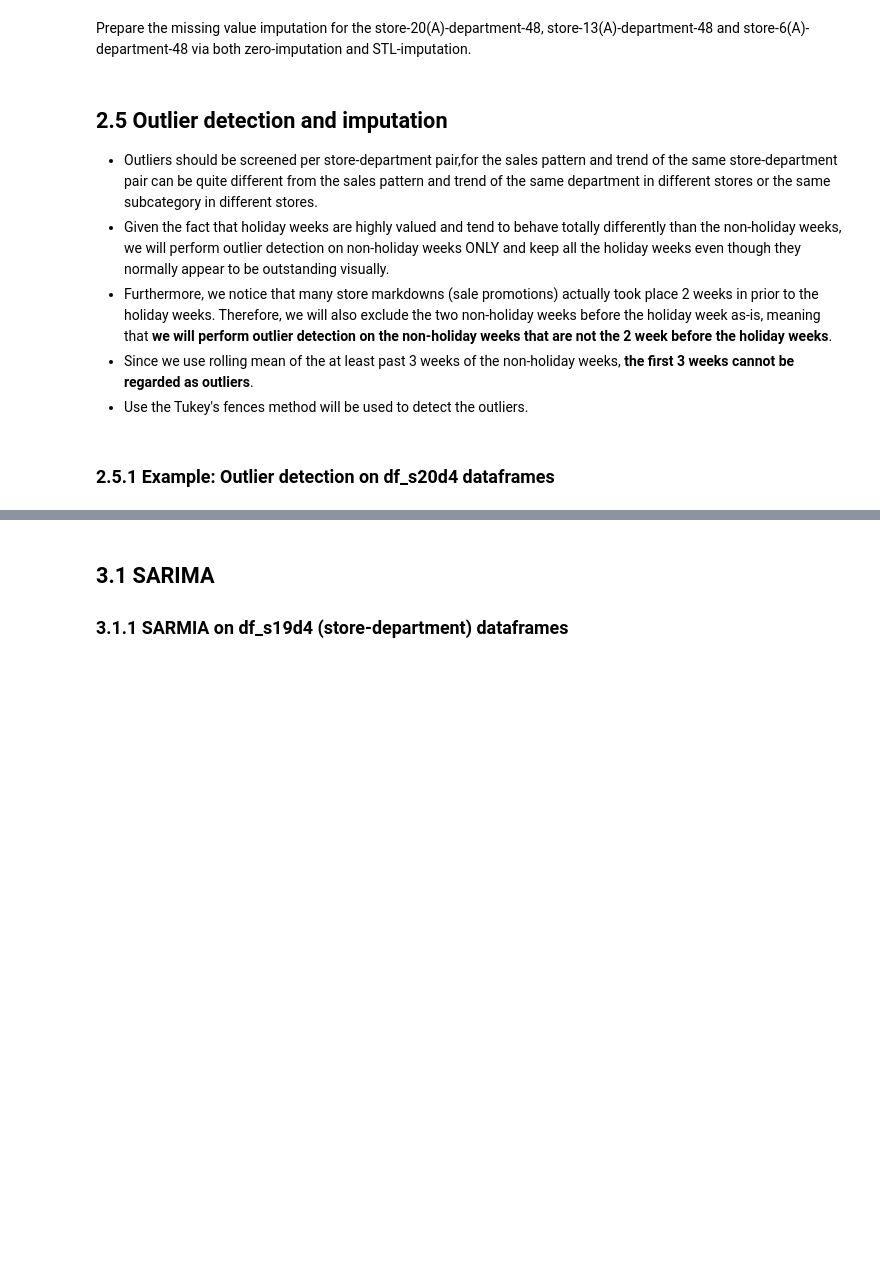
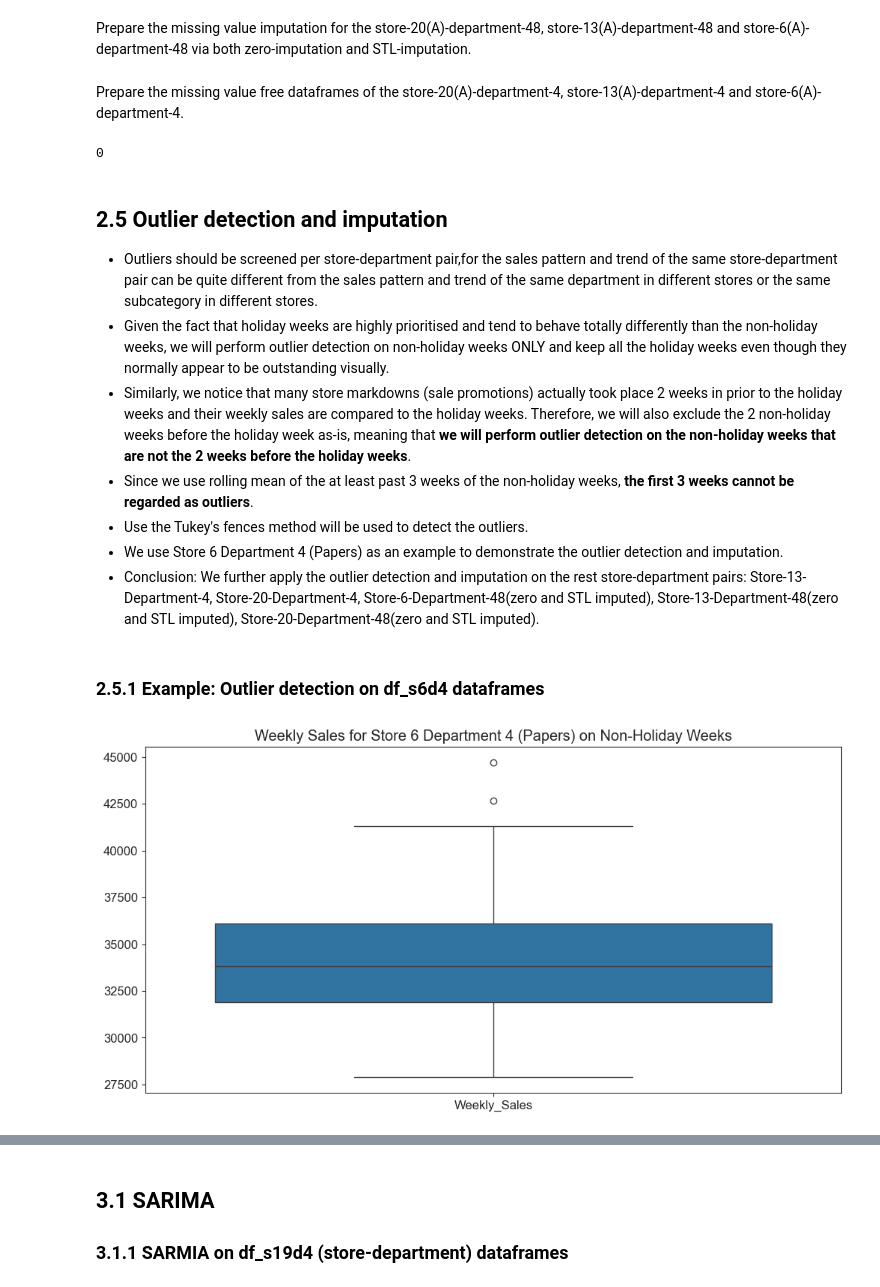
Before and after one commit to Dr-Spicy/WalmartForecast, a Jupyter notebook: Notebook.ipynb, the cells around one changed output, grey strips where cells are left out. Cells and saved outputs as stored; diff of their text form; code cells hidden in the pictures; blank space fills up the shorter version.

```diff
--- a/Notebook.ipynb
+++ b/Notebook.ipynb
@@ -754,11 +744,25 @@ df_s6d48_0 = df_s6d48.copy()
 df_s6d48_0['Weekly_Sales'] = df_s6d48_0['Weekly_Sales'].fillna(0)
 # STL-impute df_s6d48
 df_s6d48_stl = stl_weeklysales(df_s6d48)
+# %% [markdown]
+Prepare the missing value free dataframes of the store-20(A)-department-4, store-13(A)-department-4 and store-6(A)-department-4.
+# %%
+# Prepare the df for store-20(A)-department-4, store-13(A)-department-4 and store-6(A)-department-4
+df_s20d4 = df.loc[(df.Store==20)&(df.New_Dept==4)].copy(deep=True)
+df_s13d4 = df.loc[(df.Store==13)&(df.New_Dept==4)].copy(deep=True)
+df_s6d4 = df.loc[(df.Store==6)&(df.New_Dept==4)].copy(deep=True)
+df_s20d4.isna().sum().sum()
+df_s13d4.isna().sum().sum()
+df_s6d4.isna().sum().sum()
+# %% [output]
+0
 # %% [markdown]
 ## 2.5 Outlier detection and imputation
 
 - Outliers should be screened per store-department pair,for the sales pattern and trend of the same store-department pair can be quite different from the sales pattern and trend of the same department in different stores or the same subcategory in different stores.
-- Given the fact that holiday weeks are highly valued and tend to behave totally differently than the non-holiday weeks, we will perform outlier detection on non-holiday weeks ONLY and keep all the holiday weeks even though they normally appear to be outstanding visually.
-- Furthermore, we notice that many store markdowns (sale promotions) actually took place 2 weeks in prior to the holiday weeks. Therefore, we will also exclude the two non-holiday weeks before the holiday week as-is, meaning that __we will perform outlier detection on the non-holiday weeks that are not the 2 week before the holiday weeks__.
+- Given the fact that holiday weeks are highly prioritised and tend to behave totally differently than the non-holiday weeks, we will perform outlier detection on non-holiday weeks ONLY and keep all the holiday weeks even though they normally appear to be outstanding visually.
+- Similarly, we notice that many store markdowns (sale promotions) actually took place 2 weeks in prior to the holiday weeks and their weekly sales are compared to the holiday weeks. Therefore, we will also exclude the 2 non-holiday weeks before the holiday week as-is, meaning that __we will perform outlier detection on the non-holiday weeks that are not the 2 weeks before the holiday weeks__.
 - Since we use rolling mean of the at least past 3 weeks of the non-holiday weeks, __the first 3 weeks cannot be regarded as outliers__.
 - Use the Tukey's fences method will be used to detect the outliers.
+- We use Store 6 Department 4 (Papers) as an example to demonstrate the outlier detection and imputation.
+- Conclusion: We further apply the outlier detection and imputation on the rest store-department pairs: Store-13-Department-4, Store-20-Department-4, Store-6-Department-48(zero and STL imputed), Store-13-Department-48(zero and STL imputed), Store-20-Department-48(zero and STL imputed).
@@ -765,28 +801,14 @@ df_s6d48_stl = stl_weeklysales(df_s6d48)
 # %% [markdown]
-### 2.5.1 Example: Outlier detection on df_s20d4 dataframes
+### 2.5.1 Example: Outlier detection on df_s6d4 dataframes
-# %%
-# define the Tukey's fence method to detect the outliers
-def tukey_fences(x, k=1.5):
-	q1 = x.quantile(0.25)
-	q3 = x.quantile(0.75)
-	iqr = q3 - q1
-	return (x < (q1 - k * iqr)) | (x > (q3 + k * iqr))
-# define the function to get the outliers of a given store-dpet pair's weekly sales
-def ws_getoutliers(df, k=1.5, leading_3_wks='2010-02-26'):
-	# get the holiday dates and the 2 weeks plus 1 week before the holiday dates
-	holiday_dates = df.loc[df.IsHoliday==True, 'Date']
-	wk1_b4, wk2_b4 = holiday_dates - pd.DateOffset(weeks=1), holiday_dates - pd.DateOffset(weeks=2)
-	twowks_b4_holiday_dates = pd.concat([wk1_b4, wk2_b4]).reset_index(drop=True).sort_values()
-	# get the non-holiday weeks that are not the 2 week before the holiday weeks, also exclude the first 3 weeks
-	df_nh_n2b4 = df.loc[(df.IsHoliday==False)&(~df.Date.isin(twowks_b4_holiday_dates))&(df['Date']>=leading_3_wks)]
-	# use Tukey's fences method to get the outliers
-	outer_index = tukey_fences(df_nh_n2b4['Weekly_Sales'], k=k)
-	return (outer_index, df.loc[outer_index])
-# define the function to impute the outliers of a given store-dept pair's weekly sales
-def ws_imputeoutliers(df, outer_index, rolling_window=3):
-	# set the weekly_sales of the outliers in the df to np.nan
-	df['Weekly_Sales_cp'] = df['Weekly_Sales']
-	df.loc[outer_index, 'Weekly_Sales'] = np.nan
-	# Use rolling mean to impute the outliers
-	df['Weekly_Sales_outerFill'] = df['Weekly_Sales'].fillna(df['Weekly_Sales'].rolling(rolling_window, min_periods=1).mean())
-	return df
+# %%
+# find the index of the outliers in the df_s6d4, using Tukey's fences method with k = 1.5, also since we use rolling mean of the past 3 weeks of the non-holiday weeks, the first 3 weeks cannot be regarded as outliers. Furthermore, we will exclude the week before the holiday week as outliers.
+temp = df_s6d4.copy()
+outer_index = ws_getoutliers(temp)
+outliers = temp.loc[outer_index, ['Date','Weekly_Sales']]
+nh_temp = temp.loc[temp.IsHoliday==False, ['Date','Weekly_Sales']]
+# use sns to plot the boxplot
+sns.boxplot(nh_temp)
+plt.title('Weekly Sales for Store 6 Department 4 (Papers) on Non-Holiday Weeks')
+plt.show()
+# %% [output]
+[figure, added]
```
Also changed, not shown: parts of 49 cells of this notebook.
